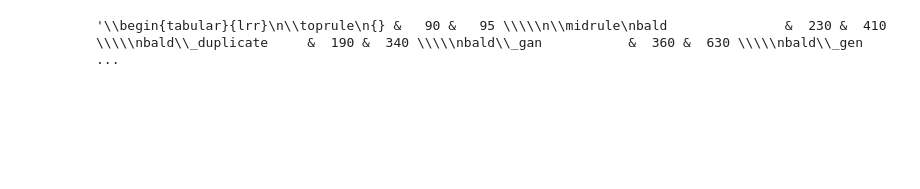
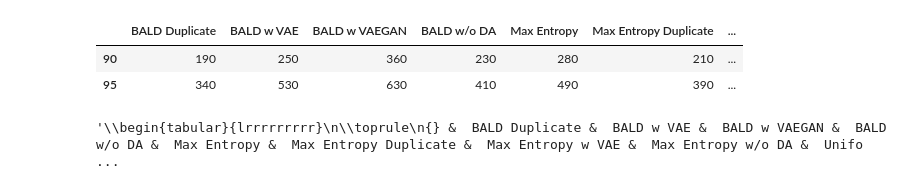
Before and after one commit to vaibhavjindal/10708project, a Jupyter notebook: iterations_till_accuracy.ipynb, the cells around one changed output. Saved outputs shown, nothing was run; the diff lists cells and outputs as text; code cells hidden in the pictures; blank space fills up the shorter version.

```diff
--- a/iterations_till_accuracy.ipynb
+++ b/iterations_till_accuracy.ipynb
@@ -2,8 +2,19 @@
 import pandas as pd
 # %%
 perf_lists_dir = "perf_lists_final/mean/"
-methods_list = ["uniform", "entropy", "bald", "bald_generative", "entropy_generative", "bald_duplicate", "entropy_duplicate", "bald_gan"]
+methods_list = ["uniform", "entropy", "bald", "bald_generative", "entropy_generative", "bald_duplicate", "entropy_duplicate", "bald_gan", "entropy_gan"]
 methods_dict = {}
+labels = {
+    "uniform": "Uniform",
+    "bald": "BALD w/o DA",
+    "entropy": "Max Entropy w/o DA",
+    "bald_generative": "BALD w VAE",
+    "entropy_generative": "Max Entropy w VAE",
+    "bald_gan": "BALD w VAEGAN",
+    "entropy_gan": "Max Entropy",
+    "bald_duplicate": "BALD Duplicate",
+    "entropy_duplicate": "Max Entropy Duplicate"
+}
 for target_acc in [90, 95]:
     tmp = {}
     for method in methods_list:
@@ -11,10 +22,16 @@ for target_acc in [90, 95]:
             perf_list = [float(line.rstrip()) for line in f]
         for idx, acc in enumerate(perf_list):
             if acc*100 >= target_acc:
-                tmp[method] = idx*10
+                tmp[labels[method]] = idx*10
                 break
     methods_dict[target_acc] = tmp
+# %%
+pd.DataFrame.from_dict(methods_dict).transpose()
+# %% [output]
+|  | BALD Duplicate | BALD w VAE | BALD w VAEGAN | BALD w/o DA | Max Entropy | Max Entropy Duplicate | ... |
+| 90 | 190 | 250 | 360 | 230 | 280 | 210 | ... |
+| 95 | 340 | 530 | 630 | 410 | 490 | 390 | ... |
 # %%
-pd.DataFrame.from_dict(methods_dict).to_latex()
+pd.DataFrame.from_dict(methods_dict).transpose().to_latex()
 # %% [output]
-'\\begin{tabular}{lrr}\n\\toprule\n{} &   90 &   95 \\\\\n\\midrule\nbald               &  230 &  410 \\\\\nbald\\_duplicate     &  190 &  340 \\\\\nbald\\_gan           &  360 &  630 \\\\\nbald\\_gen ...
+'\\begin{tabular}{lrrrrrrrrr}\n\\toprule\n{} &  BALD Duplicate &  BALD w VAE &  BALD w VAEGAN &  BALD w/o DA &  Max Entropy &  Max Entropy Duplicate &  Max Entropy w VAE &  Max Entropy w/o DA &  Unifo ...
```
Also changed, not shown: 10 other files.
